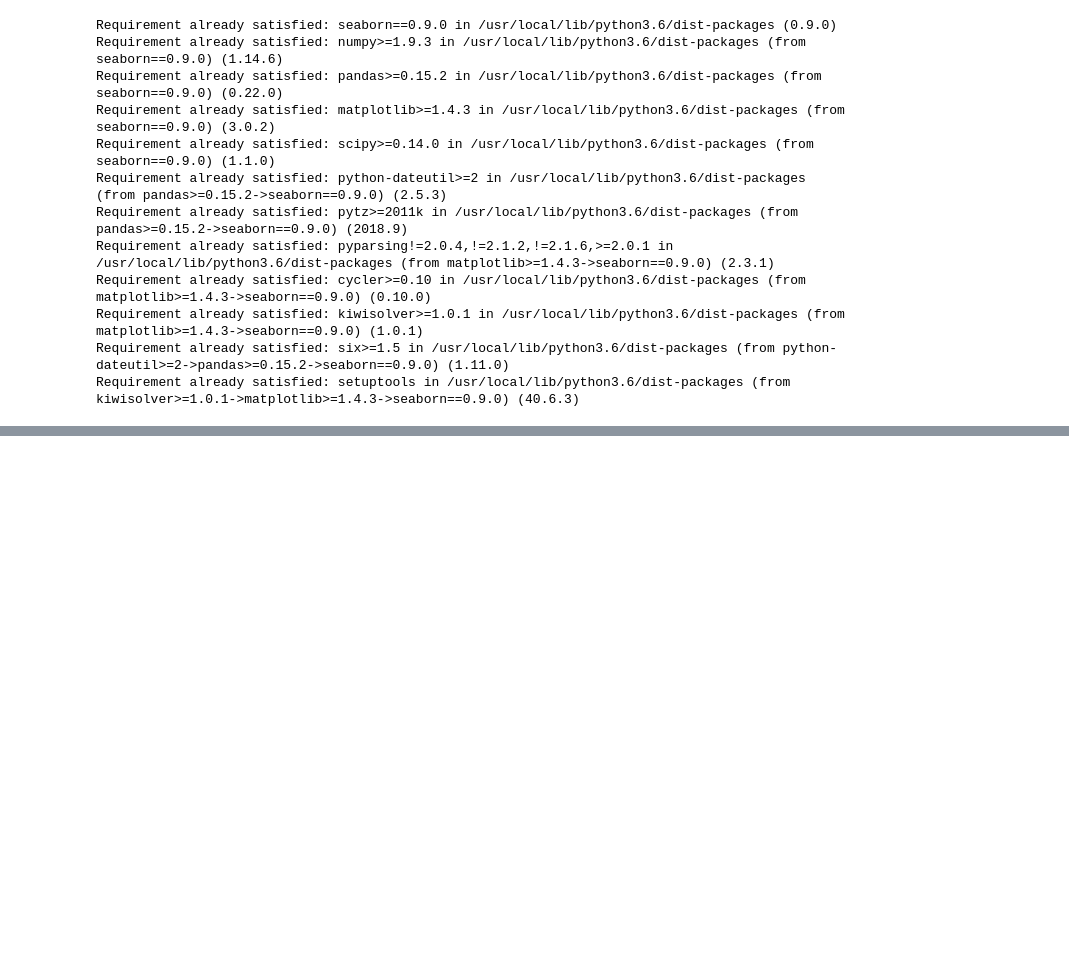
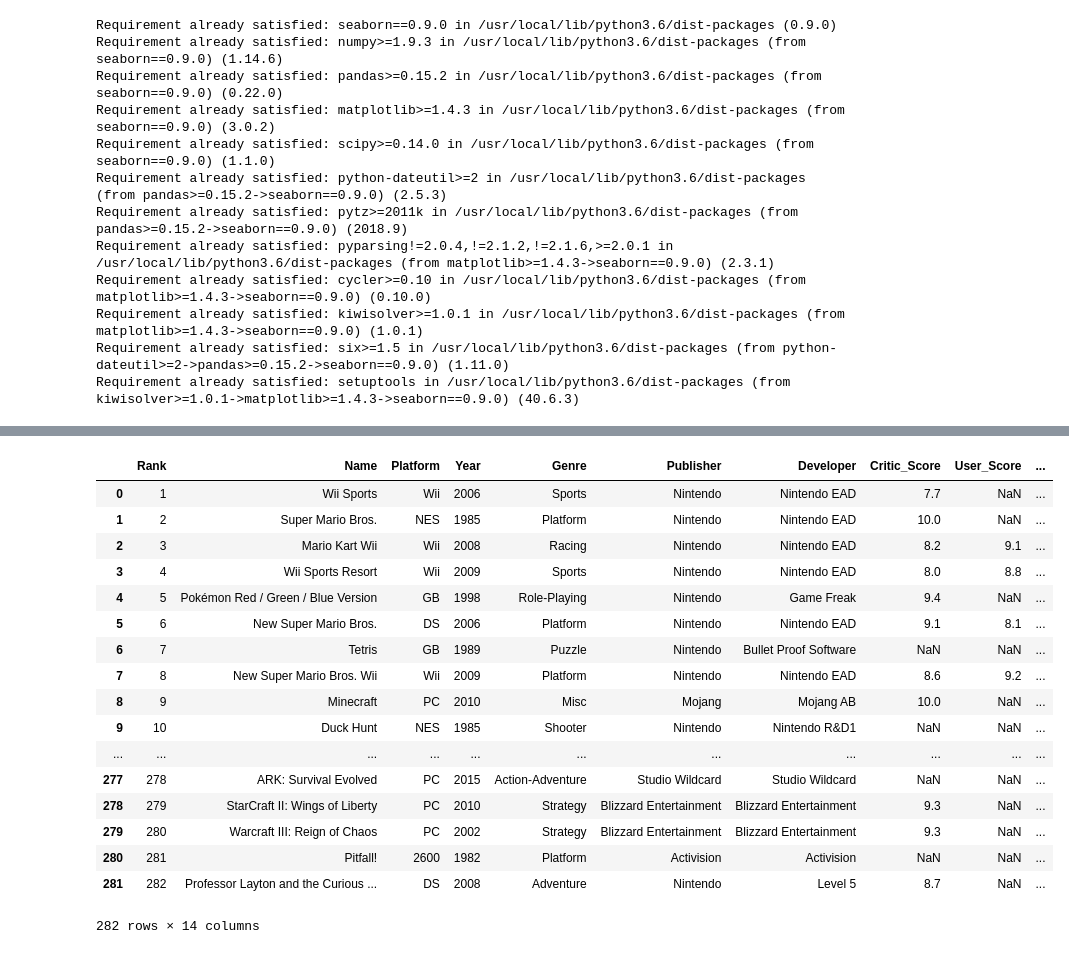
Before and after one commit to LambdaSchool/DS-Unit-2-Sprint-4-Model-Validation, a Jupyter notebook: LS_DS_241_Assignment.ipynb, the cells around one changed output, grey strips where cells are left out. Drawn from its saved outputs; the diff is of its cells as text; code cells hidden in the pictures; blank space fills up the shorter version.

```diff
--- a/LS_DS_241_Assignment.ipynb
+++ b/LS_DS_241_Assignment.ipynb
@@ -171,0 +183,21 @@ df.to_csv("vgsales.csv", sep=",", encoding='utf-8', index=False)
+# %%
+df
+# %% [output]
+|  | Rank | Name | Platform | Year | Genre | Publisher | Developer | Critic_Score | User_Score | ... |
+| 0 | 1 | Wii Sports | Wii | 2006 | Sports | Nintendo | Nintendo EAD | 7.7 | NaN | ... |
+| 1 | 2 | Super Mario Bros. | NES | 1985 | Platform | Nintendo | Nintendo EAD | 10.0 | NaN | ... |
+| 2 | 3 | Mario Kart Wii | Wii | 2008 | Racing | Nintendo | Nintendo EAD | 8.2 | 9.1 | ... |
+| 3 | 4 | Wii Sports Resort | Wii | 2009 | Sports | Nintendo | Nintendo EAD | 8.0 | 8.8 | ... |
+| 4 | 5 | Pokémon Red / Green / Blue Version | GB | 1998 | Role-Playing | Nintendo | Game Freak | 9.4 | NaN | ... |
+| 5 | 6 | New Super Mario Bros. | DS | 2006 | Platform | Nintendo | Nintendo EAD | 9.1 | 8.1 | ... |
+| 6 | 7 | Tetris | GB | 1989 | Puzzle | Nintendo | Bullet Proof Software | NaN | NaN | ... |
+| 7 | 8 | New Super Mario Bros. Wii | Wii | 2009 | Platform | Nintendo | Nintendo EAD | 8.6 | 9.2 | ... |
+| 8 | 9 | Minecraft | PC | 2010 | Misc | Mojang | Mojang AB | 10.0 | NaN | ... |
+| 9 | 10 | Duck Hunt | NES | 1985 | Shooter | Nintendo | Nintendo R&D1 | NaN | NaN | ... |
+| ... | ... | ... | ... | ... | ... | ... | ... | ... | ... | ... |
+| 277 | 278 | ARK: Survival Evolved | PC | 2015 | Action-Adventure | Studio Wildcard | Studio Wildcard | NaN | NaN | ... |
+| 278 | 279 | StarCraft II: Wings of Liberty | PC | 2010 | Strategy | Blizzard Entertainment | Blizzard Entertainment | 9.3 | NaN | ... |
+| 279 | 280 | Warcraft III: Reign of Chaos | PC | 2002 | Strategy | Blizzard Entertainment | Blizzard Entertainment | 9.3 | NaN | ... |
+| 280 | 281 | Pitfall! | 2600 | 1982 | Platform | Activision | Activision | NaN | NaN | ... |
+| 281 | 282 | Professor Layton and the Curious ... | DS | 2008 | Adventure | Nintendo | Level 5 | 8.7 | NaN | ... |
+282 rows × 14 columns
```
Also changed, not shown: parts of 3 cells of this notebook.
